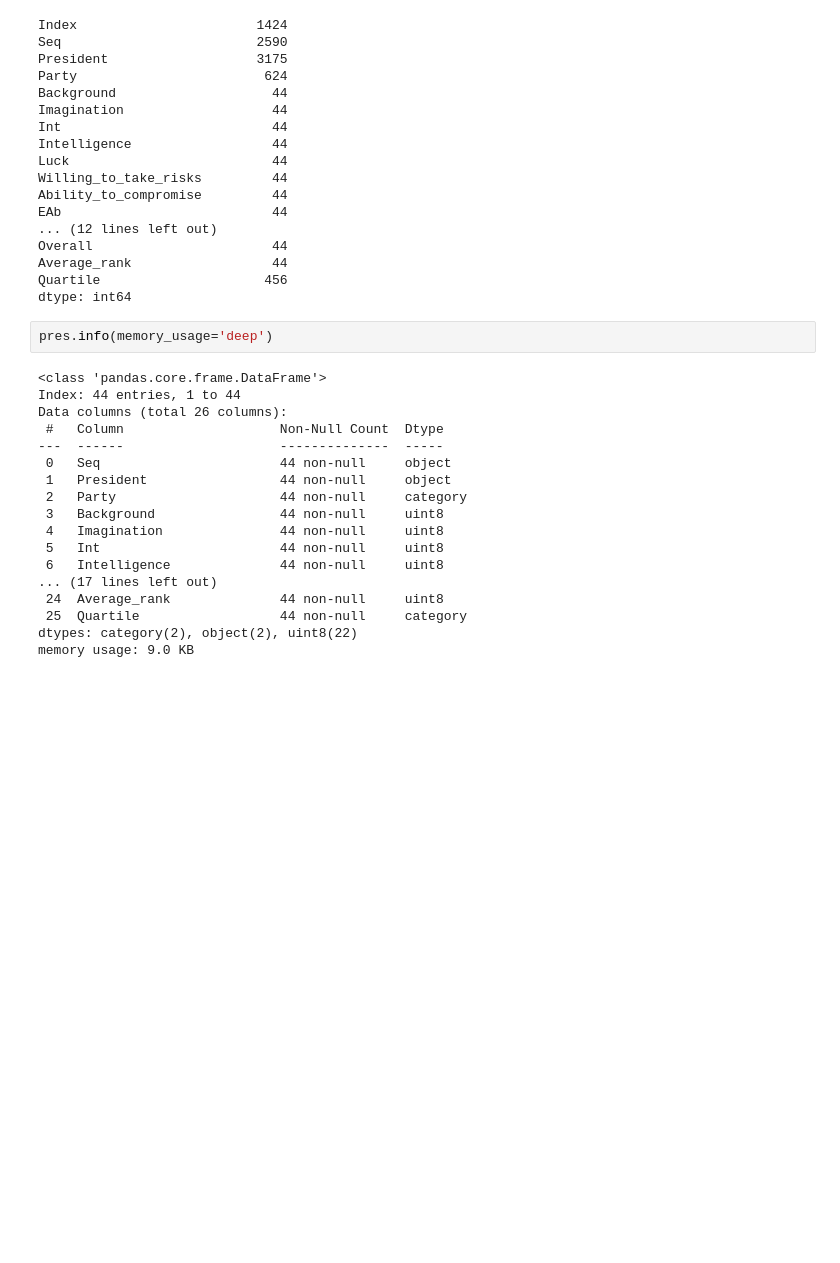
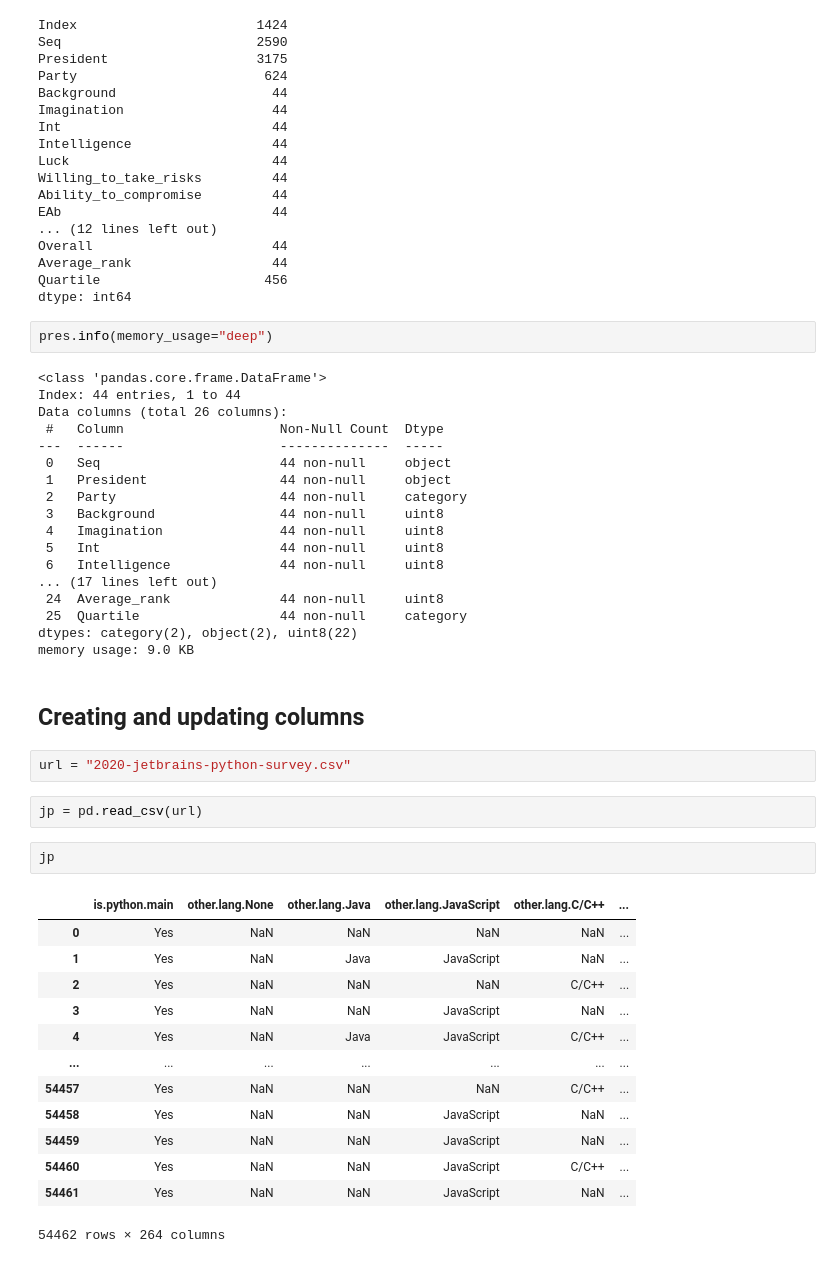
Before and after one commit to matovu-ronald/effective-pandas-for-data-manipulation, a Jupyter notebook: pandas-dataframes.ipynb, the cells around one changed output. Drawn from its saved outputs; the diff is of its cells as text; blank space fills up the shorter version.

```diff
--- a/pandas-dataframes.ipynb
+++ b/pandas-dataframes.ipynb
@@ -580,7 +574,7 @@ Average_rank                  44
 Quartile                     456
 dtype: int64
 # %%
-pres.info(memory_usage='deep')
+pres.info(memory_usage="deep")
 # %% [output]
 <class 'pandas.core.frame.DataFrame'>
 Index: 44 entries, 1 to 44
@@ -599,3 +593,25 @@ Data columns (total 26 columns):
  25  Quartile                  44 non-null     category
 dtypes: category(2), object(2), uint8(22)
 memory usage: 9.0 KB
+# %% [markdown]
+## Creating and updating columns
+# %%
+url = "2020-jetbrains-python-survey.csv"
+# %%
+jp = pd.read_csv(url)
+# %%
+jp
+# %% [output]
+|  | is.python.main | other.lang.None | other.lang.Java | other.lang.JavaScript | other.lang.C/C++ | ... |
+| 0 | Yes | NaN | NaN | NaN | NaN | ... |
+| 1 | Yes | NaN | Java | JavaScript | NaN | ... |
+| 2 | Yes | NaN | NaN | NaN | C/C++ | ... |
+| 3 | Yes | NaN | NaN | JavaScript | NaN | ... |
+| 4 | Yes | NaN | Java | JavaScript | C/C++ | ... |
+| ... | ... | ... | ... | ... | ... | ... |
+| 54457 | Yes | NaN | NaN | NaN | C/C++ | ... |
+| 54458 | Yes | NaN | NaN | JavaScript | NaN | ... |
+| 54459 | Yes | NaN | NaN | JavaScript | NaN | ... |
+| 54460 | Yes | NaN | NaN | JavaScript | C/C++ | ... |
+| 54461 | Yes | NaN | NaN | JavaScript | NaN | ... |
+54462 rows × 264 columns
```
Also changed, not shown: parts of 35 cells of this notebook, 1 other file.
